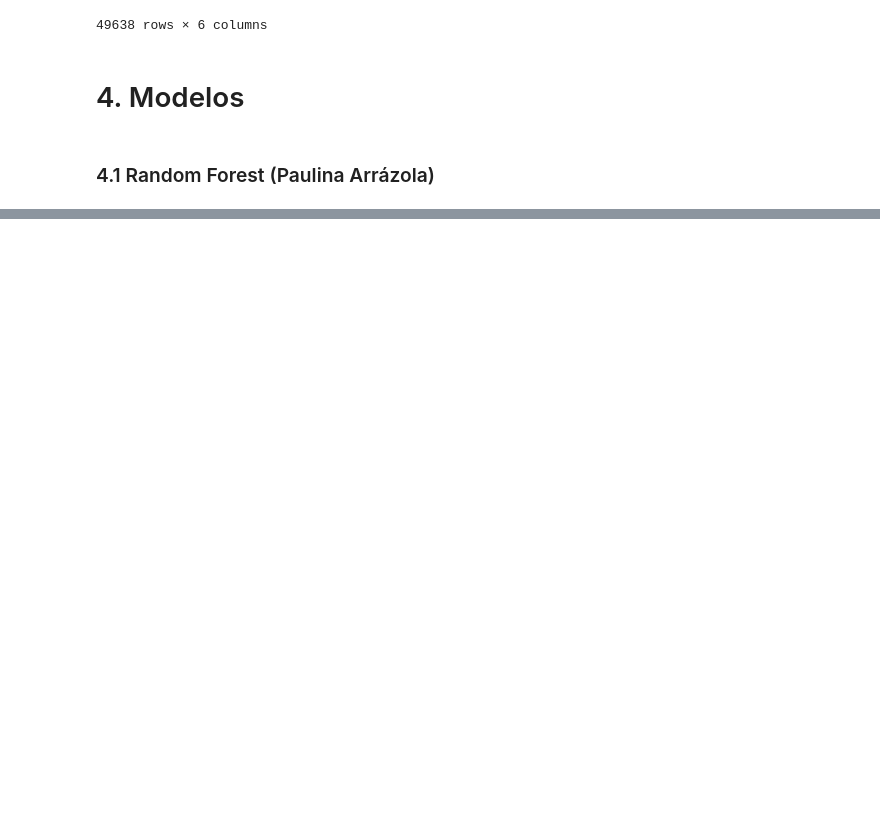
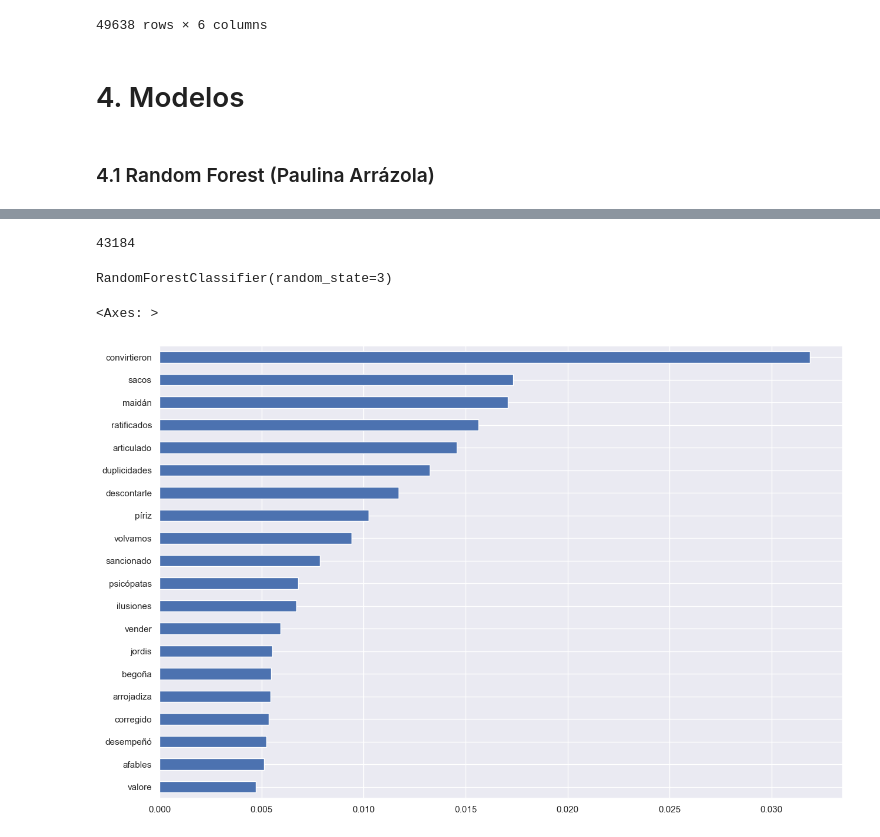
Before and after one commit to Paulina-A-V/Proyecto-1-BI, a Jupyter notebook: classification.ipynb, the cells around one changed output, grey strips where cells are left out. Cells and saved outputs as stored; diff of their text form; code cells hidden in the pictures; blank space fills up the shorter version.

Commit message:
Interpretacion y modelo

```diff
--- a/classification.ipynb
+++ b/classification.ipynb
@@ -341,0 +334,20 @@ X_train, X_test, y_train, y_test = train_test_split(data["Descripcion"], data["L
+# %%
+tf_idf = TfidfVectorizer()
+X_tfidf = tf_idf.fit_transform(X_train)
+len(tf_idf.vocabulary_)
+# %% [output]
+43184
+# %%
+from sklearn.ensemble import RandomForestClassifier
+
+
+tfidf_model = RandomForestClassifier(random_state = 3)
+# %%
+tfidf_model.fit(X_tfidf, y_train)
+# %% [output]
+RandomForestClassifier(random_state=3)
+# %%
+pd.Series(tfidf_model.feature_importances_, index = tf_idf.vocabulary_).sort_values().tail(20).plot.barh(figsize = (15, 10))
+# %% [output]
+<Axes: >
+[figure, added]
```
Also changed, not shown: parts of 12 cells of this notebook.
